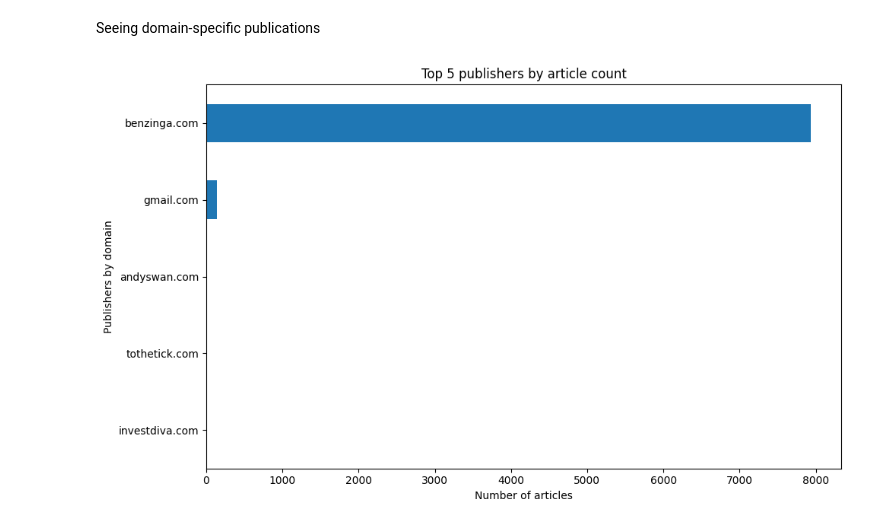
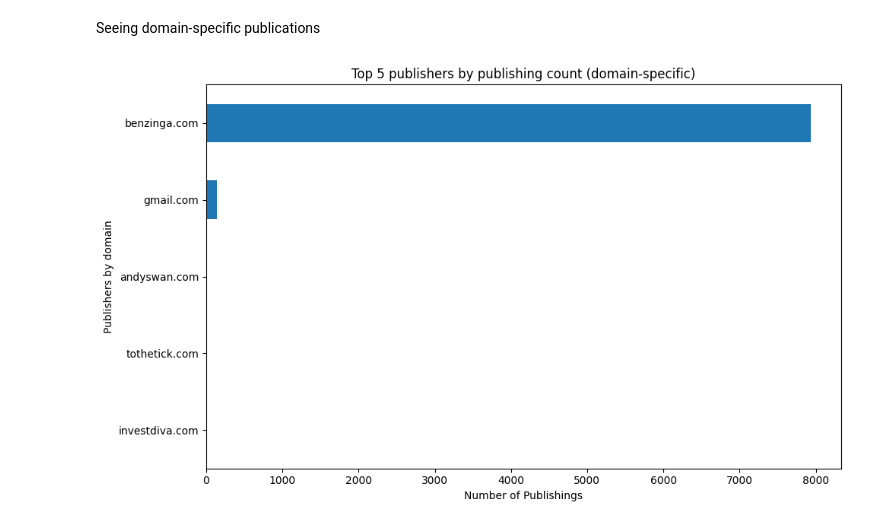
Before and after one commit to MIHRETMA/Predicting-Price-Moves-with-News-Sentiment-week1, a Jupyter notebook: notebooks/eda.ipynb, the cells around one changed output. Cells and saved outputs as stored; diff of their text form; code cells hidden in the pictures.

```diff
--- a/notebooks/eda.ipynb
+++ b/notebooks/eda.ipynb
@@ -257,12 +254,12 @@ df_domain = df[df['publisher_domain'].notna() & df['publisher_clean'].str.contai
 # %%
 pub_count_clean_domain= df_domain['publisher_domain'].value_counts().head(5)
 
 plt.figure(figsize=(10,6))
 pub_count_clean_domain.sort_values().plot(kind='barh')
-plt.title(f"Top {len(pub_count_clean_domain)} publishers by article count")
-plt.xlabel('Number of articles')
+plt.title(f"Top {len(pub_count_clean_domain)} publishers by publishing count (domain-specific)")
+plt.xlabel('Number of Publishings')
 plt.ylabel('Publishers by domain')
 plt.tight_layout()
 plt.show()
 # %% [output]
-[figure, old version]
+[figure, new version]
```
Also changed, not shown: parts of 3 cells of this notebook.
